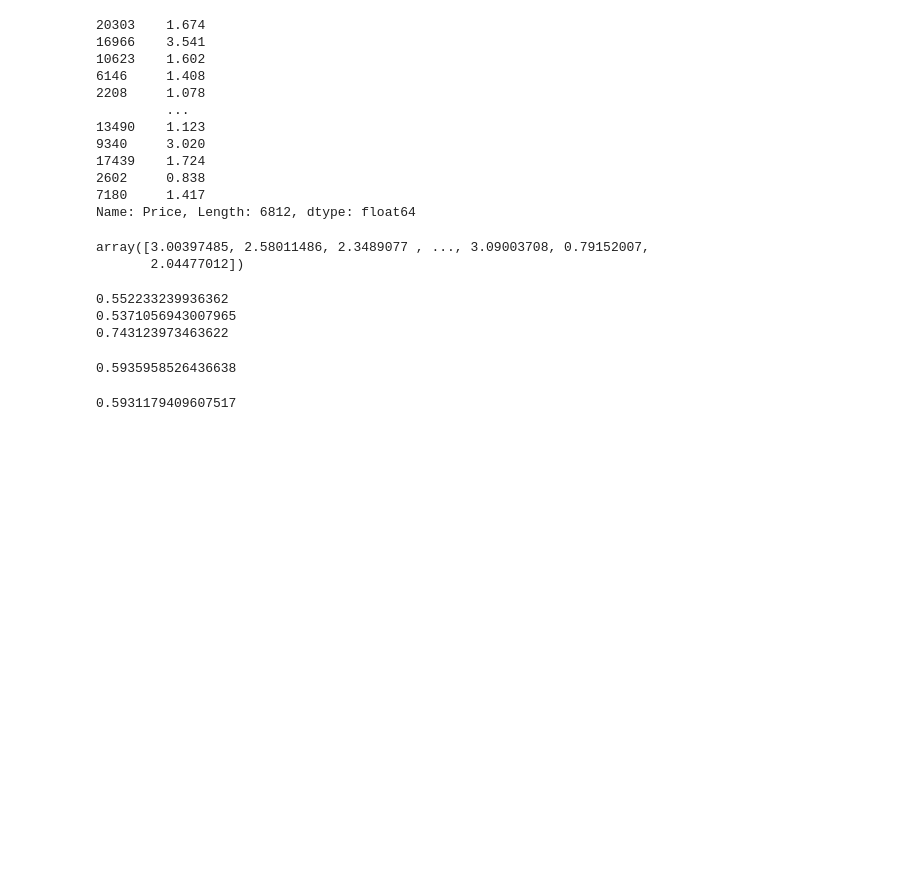
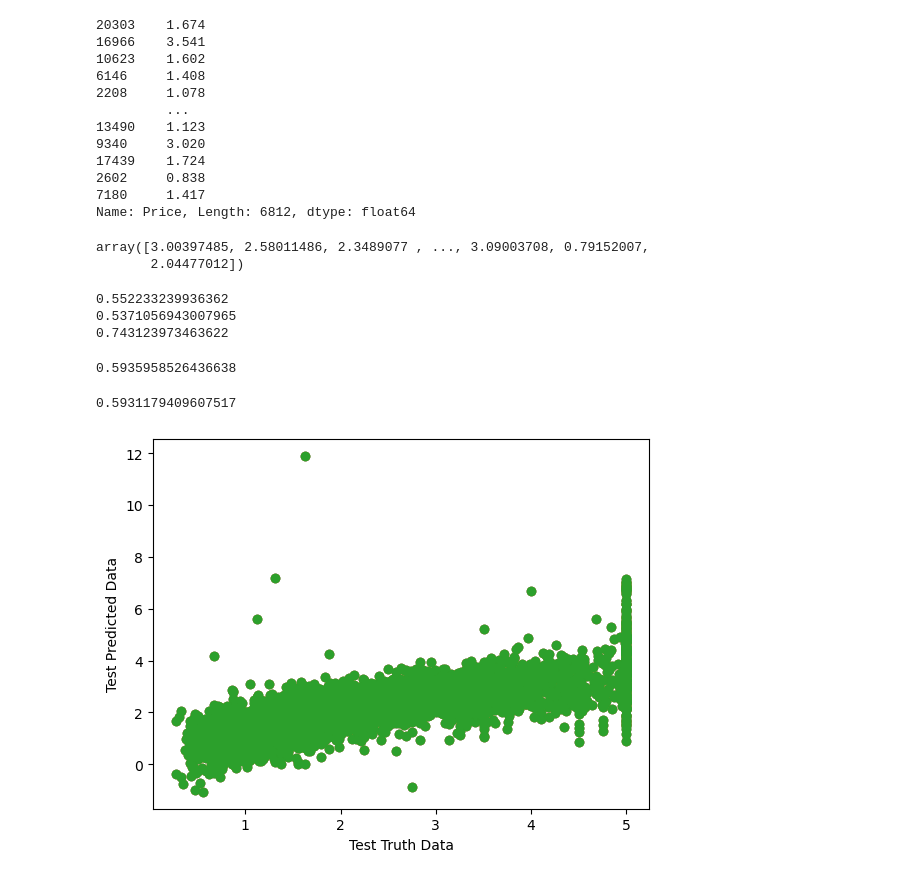
Before and after one commit to rahul-coo/Multi_linear_Model, a Jupyter notebook: California_Housing.ipynb, the cells around one changed output. Drawn from its saved outputs; the diff is of its cells as text; code cells hidden in the pictures; blank space fills up the shorter version.

Commit message:
Plot

```diff
--- a/California_Housing.ipynb
+++ b/California_Housing.ipynb
@@ -324,3 +324,10 @@ print(score)
 1 - (1-score)*(len(y_test)-1)/(len(y_test)-X_test.shape[1]-1)
 # %% [output]
 0.5931179409607517
+# %%
+plt.scatter(y_test,y_pred)
+plt.xlabel("Test Truth Data")
+plt.ylabel("Test Predicted Data")
+plt.show()
+# %% [output]
+[figure, added]
```
Also changed, not shown: parts of 5 cells of this notebook, 1 other file.
